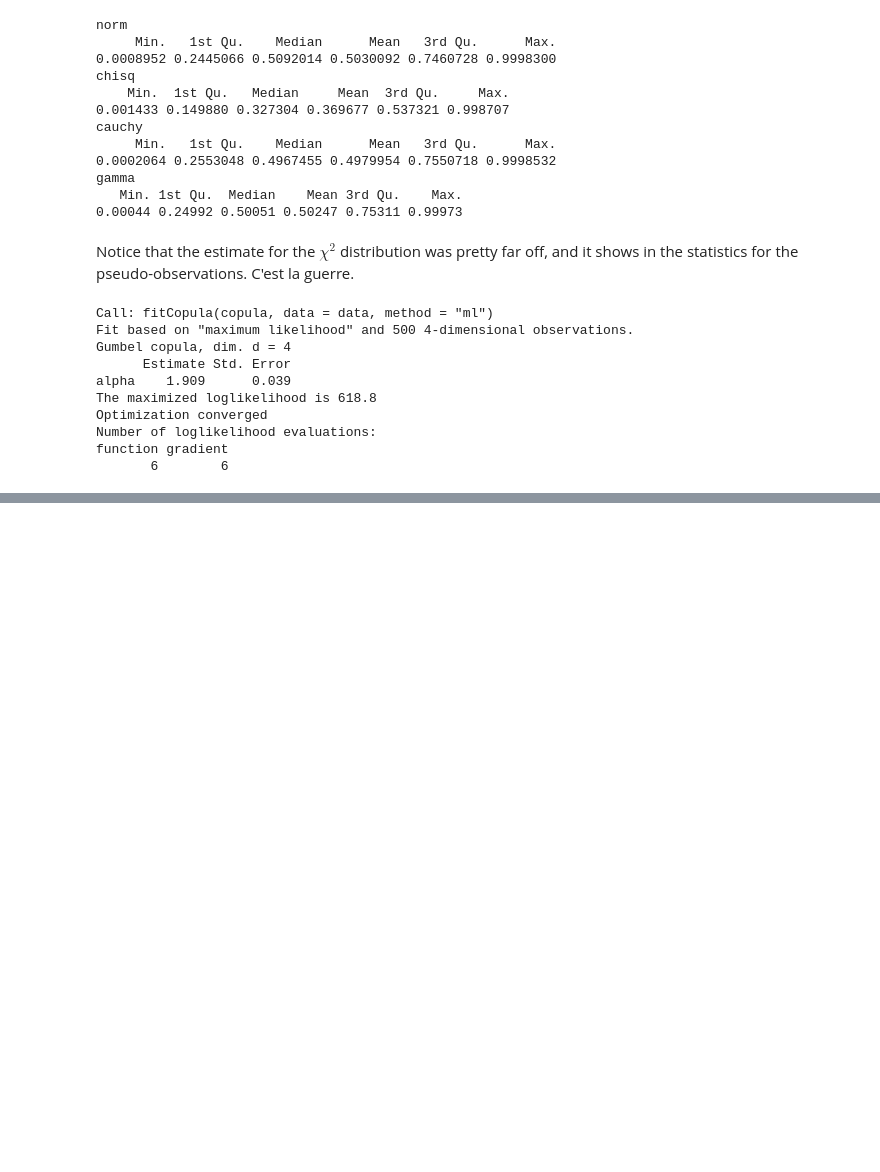
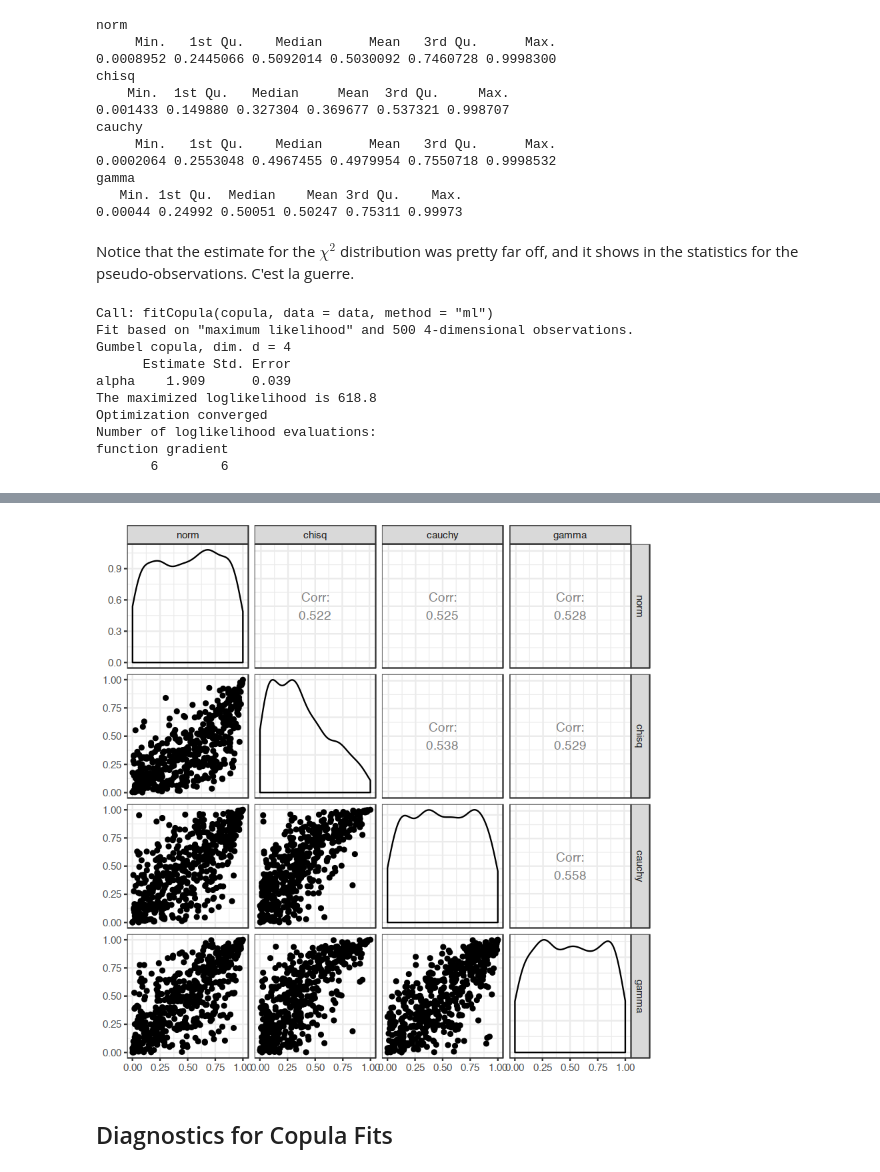
Before and after one commit to rplzzz/copula-explore, a Jupyter notebook: copula-notes-basic.ipynb, the cells around one changed output, grey strips where cells are left out. Saved outputs shown, nothing was run; the diff lists cells and outputs as text; code cells hidden in the pictures; blank space fills up the shorter version.

Commit message:
Add some more notes on fitting copulas

```diff
--- a/copula-notes-basic.ipynb
+++ b/copula-notes-basic.ipynb
@@ -348,0 +483,10 @@ Recall that the ML estimate of $\theta$ (called "alpha" in the summary output fo
+# %%
+## Use a sobol sequence for the eval points.  The sobol function comes from the randtoolbox package
+evalpts <- sobol(1000, 4)
+ecop <- empCopula(psamps, smoothing='beta')
+moresamps <- rCopula(500, ecop)
+pairplot_mat(pts = moresamps)
+# %% [output]
+[figure, added]
+# %% [markdown]
+## Diagnostics for Copula Fits
```
Also changed, not shown: parts of 12 cells of this notebook.
